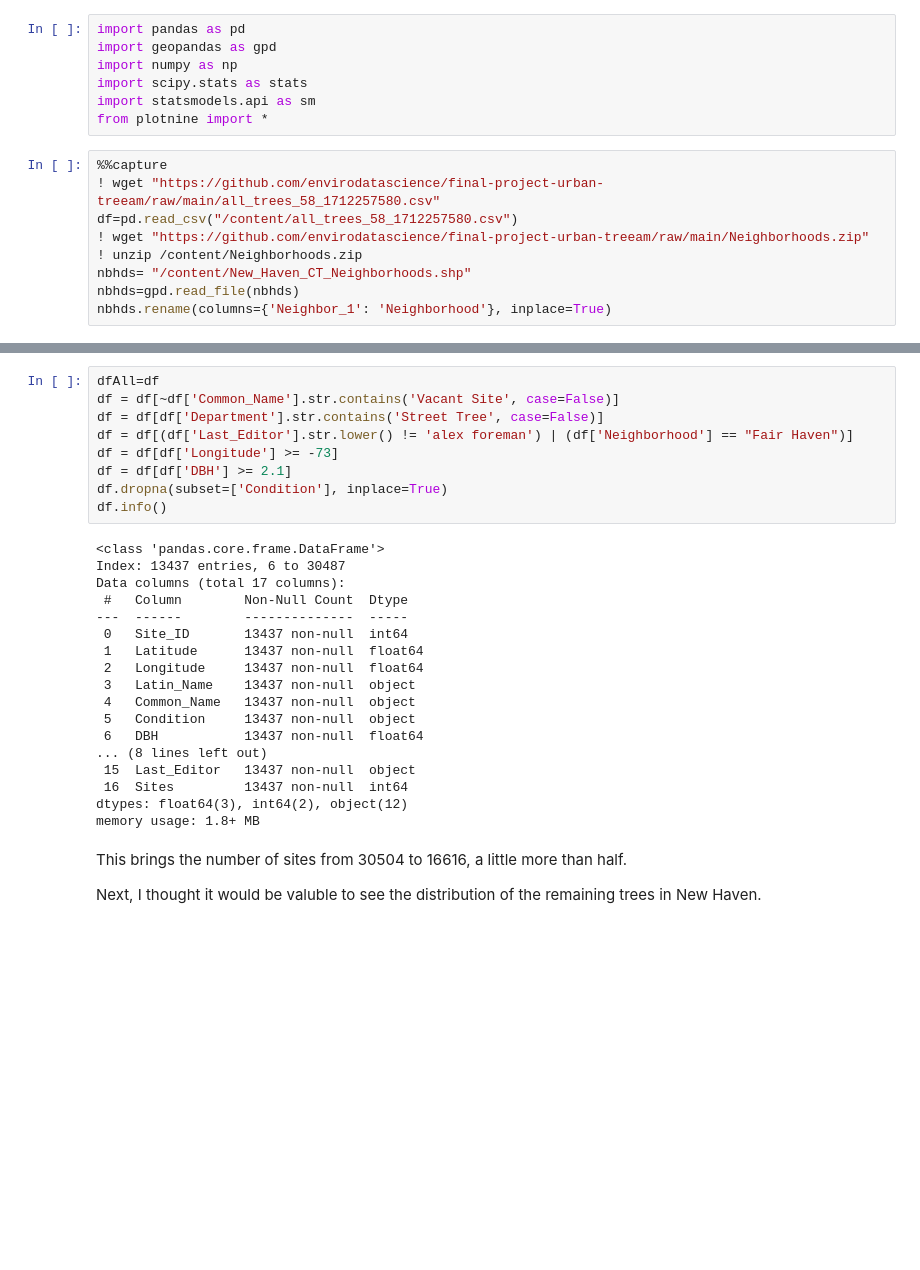
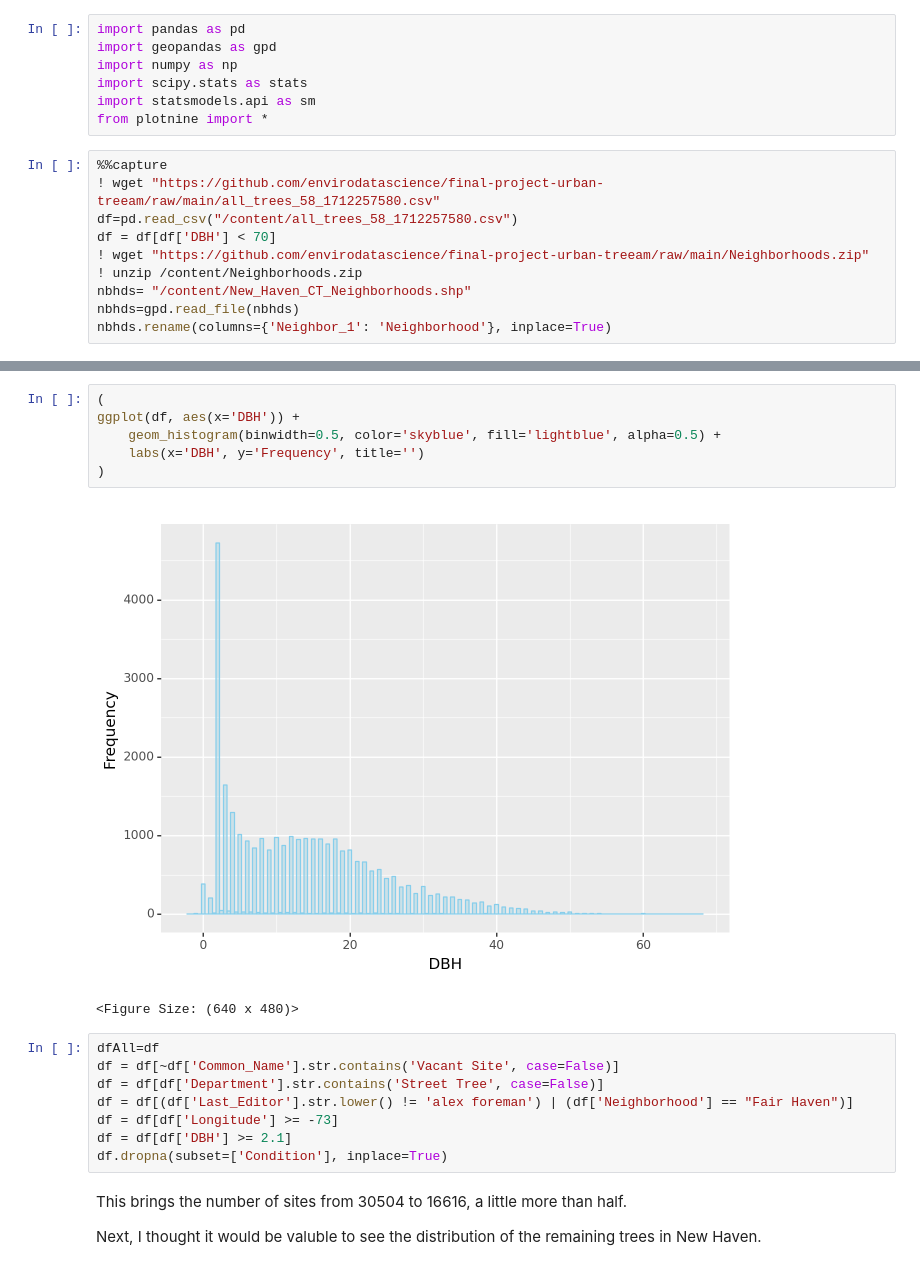
Before and after one commit to envirodatascience/final-project-urban-treeam, a Jupyter notebook: Les_UtilityLines.ipynb, the cells around one changed output, grey strips where cells are left out. Saved outputs shown, nothing was run; the diff lists cells and outputs as text; blank space fills up the shorter version.

```diff
--- a/Les_UtilityLines.ipynb
+++ b/Les_UtilityLines.ipynb
@@ -11,6 +11,7 @@ from plotnine import *
 %%capture
 ! wget "https://github.com/envirodatascience/final-project-urban-treeam/raw/main/all_trees_58_1712257580.csv"
 df=pd.read_csv("/content/all_trees_58_1712257580.csv")
+df = df[df['DBH'] < 70]
 ! wget "https://github.com/envirodatascience/final-project-urban-treeam/raw/main/Neighborhoods.zip"
 ! unzip /content/Neighborhoods.zip
 nbhds= "/content/New_Haven_CT_Neighborhoods.shp"
@@ -37,6 +31,15 @@ Based on prior knowlege of the dataset, I know there are some specific things I
 4. I want to remove small (recently planted) trees because they have not yet had the chance to decline. I did not use the "planted date" to filter because I believe this field is not always properly populated. Instead, I used 2.1 as the cut off, because all trees are input as 2 when they are planted
 
 5. I am removing trees without a recorded condition. This is not common for trees that have been inventoried or maintained, but there are still a few.
+# %%
+(
+ggplot(df, aes(x='DBH')) +
+    geom_histogram(binwidth=0.5, color='skyblue', fill='lightblue', alpha=0.5) +
+    labs(x='DBH', y='Frequency', title='')
+)
+# %% [output]
+[figure, added]
+<Figure Size: (640 x 480)>
 # %%
 dfAll=df
 df = df[~df['Common_Name'].str.contains('Vacant Site', case=False)]
@@ -45,25 +48,6 @@ df = df[(df['Last_Editor'].str.lower() != 'alex foreman') | (df['Neighborhood']
 df = df[df['Longitude'] >= -73]
 df = df[df['DBH'] >= 2.1]
 df.dropna(subset=['Condition'], inplace=True)
-df.info()
-# %% [output]
-<class 'pandas.core.frame.DataFrame'>
-Index: 13437 entries, 6 to 30487
-Data columns (total 17 columns):
- #   Column        Non-Null Count  Dtype
----  ------        --------------  -----
- 0   Site_ID       13437 non-null  int64
- 1   Latitude      13437 non-null  float64
- 2   Longitude     13437 non-null  float64
- 3   Latin_Name    13437 non-null  object
- 4   Common_Name   13437 non-null  object
- 5   Condition     13437 non-null  object
- 6   DBH           13437 non-null  float64
-... (8 lines left out)
- 15  Last_Editor   13437 non-null  object
- 16  Sites         13437 non-null  int64
-dtypes: float64(3), int64(2), object(12)
-memory usage: 1.8+ MB
 # %% [markdown]
 This brings the number of sites from 30504 to 16616, a little more than half.
 
```
Also changed, not shown: parts of 15 cells of this notebook.
